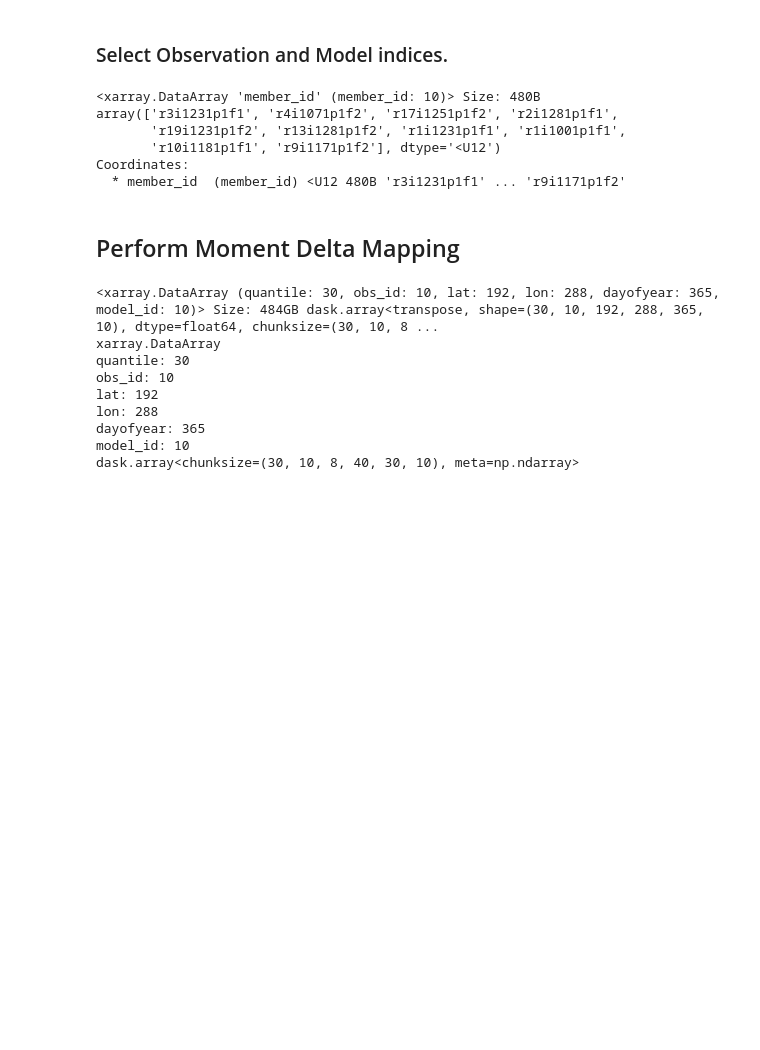
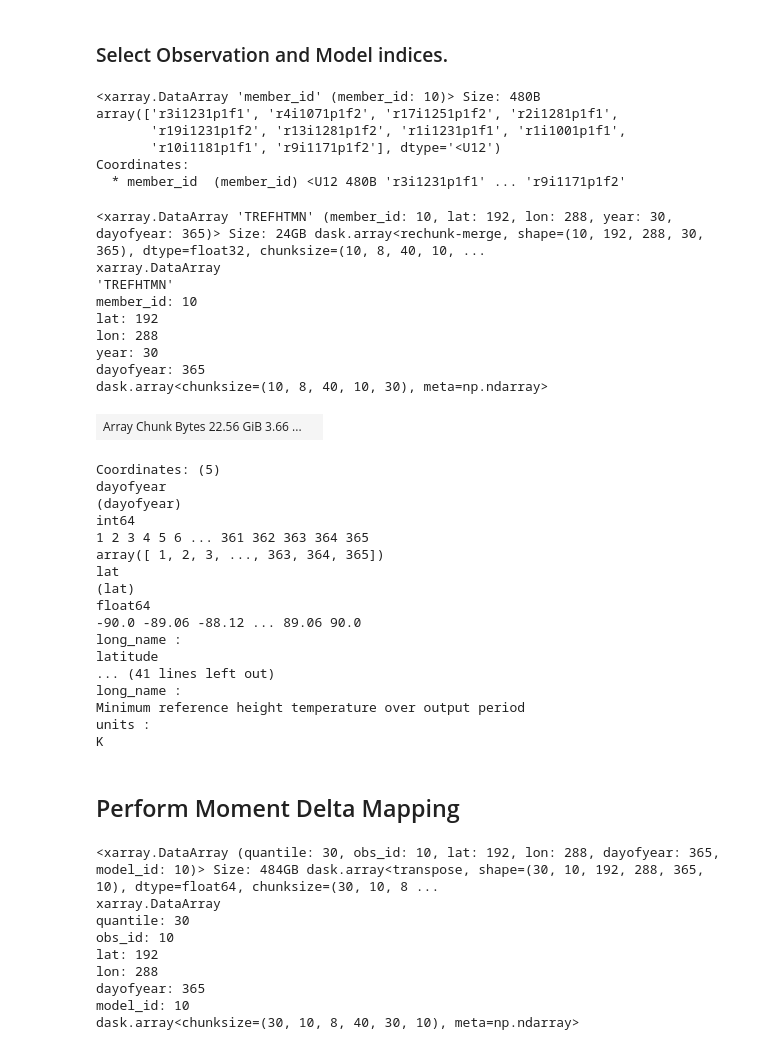
Before and after one commit to hrhampapura/moment_delta_mapping, a Jupyter notebook: notebooks/ncar_casper/06_inter_simulation_errors.ipynb, the cells around one changed output. Saved outputs shown, nothing was run; the diff lists cells and outputs as text; code cells hidden in the pictures; blank space fills up the shorter version.

```diff
--- a/notebooks/ncar_casper/06_inter_simulation_errors.ipynb
+++ b/notebooks/ncar_casper/06_inter_simulation_errors.ipynb
@@ -166,6 +199,9 @@ Wall time: 1.01 s
 # %%
-pi_detrended  = xr.open_zarr(tmean_path +'pre_ind_detrended.zarr').detrended_tmean
-eoc_detrended = xr.open_zarr(tmean_path +'eoc_detrended.zarr').detrended_tmean
+pi_detrended  = xr.open_zarr(folder_path + f'pre_ind_detrended_{var_name}.zarr')
+eoc_detrended = xr.open_zarr(folder_path + f'eoc_detrended_{var_name}.zarr')
+#
+pi_detrended = pi_detrended[det_var]
+eoc_detrended = eoc_detrended[det_var]
 # %%
 ######################
 # %%
@@ -223,17 +259,52 @@ Coordinates:
 # %%
 ############ Select some ensemble members as obs and others as model ######
 #
 pi_obs  = pi_daily.sel(member_id = obs_ids)
 eoc_obs = eoc_daily.sel(member_id= obs_ids)
 #
-pi_model  = pi_detrended.sel(member_id = model_ids)
-eoc_model = eoc_detrended.sel(member_id = model_ids)
+pi_model_det  = pi_detrended.sel(member_id = model_ids)
+eoc_model_det = eoc_detrended.sel(member_id= model_ids)
+#
+pi_model  = pi_daily.sel(member_id = model_ids)
+eoc_model = eoc_daily.sel(member_id = model_ids)
 #
 pi_model  = pi_model.chunk({'lat':8,'lon':40,'member_id':-1,'year':10})
 eoc_model = eoc_model.chunk({'lat':8,'lon':40,'member_id':-1,'year':10})
+#
 pi_obs    = pi_obs.chunk({'lat':8,'lon':40,'member_id':-1,'year':10})
 eoc_obs   = eoc_obs.chunk({'lat':8,'lon':40,'member_id':-1,'year':10})
-# eoc_obs
+#
+pi_model_det  = pi_model_det.chunk({'lat':8,'lon':40,'member_id':-1,'year':10})
+eoc_model_det = eoc_model_det.chunk({'lat':8,'lon':40,'member_id':-1,'year':10})
+eoc_obs
+# %% [output]
+<xarray.DataArray 'TREFHTMN' (member_id: 10, lat: 192, lon: 288, year: 30, dayofyear: 365)> Size: 24GB dask.array<rechunk-merge, shape=(10, 192, 288, 30, 365), dtype=float32, chunksize=(10, 8, 40, 10, ...
+xarray.DataArray
+'TREFHTMN'
+member_id: 10
+lat: 192
+lon: 288
+year: 30
+dayofyear: 365
+dask.array<chunksize=(10, 8, 40, 10, 30), meta=np.ndarray>
+| Array Chunk Bytes 22.56 GiB 3.66 ... |  |
+Coordinates: (5)
+dayofyear
+(dayofyear)
+int64
+1 2 3 4 5 6 ... 361 362 363 364 365
+array([ 1, 2, 3, ..., 363, 364, 365])
+lat
+(lat)
+float64
+-90.0 -89.06 -88.12 ... 89.06 90.0
+long_name :
+latitude
+... (41 lines left out)
+long_name :
+Minimum reference height temperature over output period
+units :
+K
 # %%
 pi_model  = pi_model.rename({'member_id':'model_id'})
 eoc_model = eoc_model.rename({'member_id':'model_id'})
```
Also changed, not shown: parts of 26 cells of this notebook, 1 other file.
